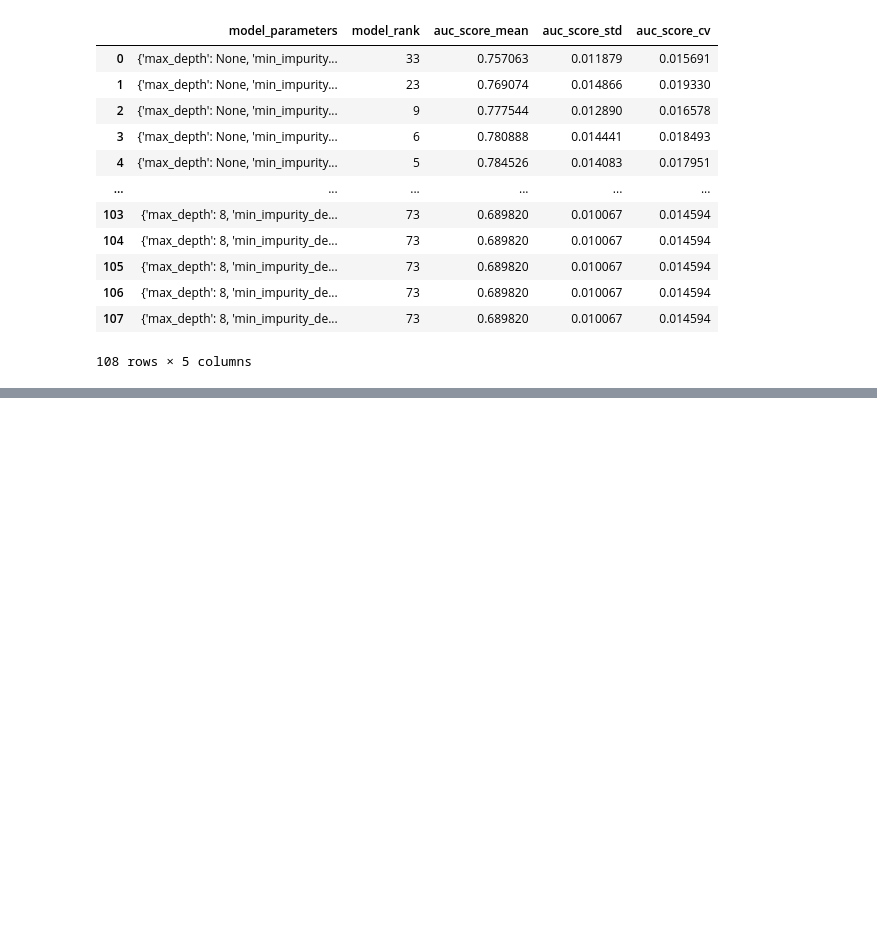
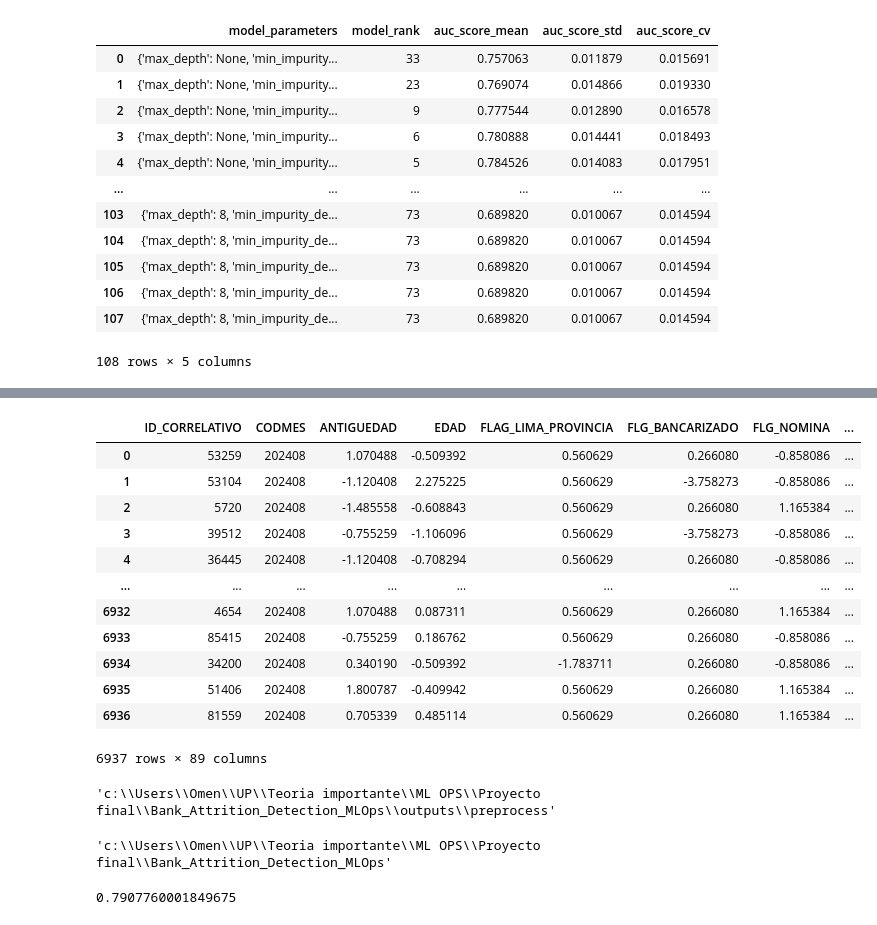
Before and after one commit to vecoLazarte/mlops_bank, a Jupyter notebook: notebooks/Codigo_preprocesamiento.ipynb, the cells around one changed output, grey strips where cells are left out. Drawn from its saved outputs; the diff is of its cells as text; code cells hidden in the pictures; blank space fills up the shorter version.

```diff
--- a/notebooks/Codigo_preprocesamiento.ipynb
+++ b/notebooks/Codigo_preprocesamiento.ipynb
@@ -408,0 +442,62 @@ pd.DataFrame({'variable': grid_search.feature_names_in_, 'importance': grid_sear
+# %%
+def construir_variables_requerimientos(df_reqs, id_col='ID_CORRELATIVO'):
+        total_reqs = df_reqs.groupby(id_col).size().rename('total_requerimientos')
+        if not isinstance(total_reqs, pd.DataFrame):
+            total_reqs = total_reqs.to_frame()
+        n_tipo_req = df_reqs.groupby(id_col)['TIPO_REQUERIMIENTO2'].nunique().rename('nro_tipos_requerimiento').to_frame()
+        n_dictamen = df_reqs.groupby(id_col)['DICTAMEN'].nunique().rename('nro_dictamenes').to_frame()
+        n_producto = df_reqs.groupby(id_col)['PRODUCTO_SERVICIO_2'].nunique().rename('nro_productos_servicios').to_frame()
+        n_submotivo = df_reqs.groupby(id_col)['SUBMOTIVO_2'].nunique().rename('nro_submotivos').to_frame()
+        tipo_ohe = pd.get_dummies(df_reqs['TIPO_REQUERIMIENTO2'], prefix='tipo')
+        tipo_ohe[id_col] = df_reqs[id_col]
+        tipo_ohe = tipo_ohe.groupby(id_col).sum()
+        dictamen_ohe = pd.get_dummies(df_reqs['DICTAMEN'], prefix='dictamen')
+        dictamen_ohe[id_col] = df_reqs[id_col]
+        dictamen_ohe = dictamen_ohe.groupby(id_col).sum()
+        df_agregado = pd.concat([total_reqs, n_tipo_req, n_dictamen, n_producto, n_submotivo, tipo_ohe, dictamen_ohe],axis=1)
+        return df_agregado
+# %%
+def aplicar_estandarizacion_test(df_test):
+    path_scaler='scaler_train.pkl'
+    with open(path_scaler, 'rb') as f:
+        scaler = pickle.load(f)
+    no_escalar = ['ID_CORRELATIVO', 'CODMES']
+    columnas_a_escalar = df_test.columns.difference(no_escalar)
+    df_predictoras = df_test[columnas_a_escalar]
+    df_escaladas = pd.DataFrame(scaler.transform(df_predictoras),columns=columnas_a_escalar,index=df_test.index)
+    df_test_estandarizado = pd.concat([df_test[no_escalar], df_escaladas], axis=1)
+    return df_test_estandarizado
+# %%
+def prepare_dataset(df_data_test,df_requerimientos_test):
+    x_cols_clientes = ['RANG_INGRESO','FLAG_LIMA_PROVINCIA','EDAD','ANTIGUEDAD']
+    x_cols_requerimientos = ['DICTAMEN']
+    df_data_imputed_clientes = prepare_impute_missing(df_data_test, x_cols_clientes)
+    df_data_imputed_requerimientos = prepare_impute_missing(df_requerimientos_test, x_cols_requerimientos)
+    df_data_feature_clientes = generar_variables_ingenieria(df_data_imputed_clientes)
+    df_data_feature_requerimientos = construir_variables_requerimientos(df_data_imputed_requerimientos)
+    df_data_encoder_clientes = apply_label_encoders_to_test(df_data_feature_clientes)
+    df_final = df_data_encoder_clientes.merge(df_data_feature_requerimientos, on='ID_CORRELATIVO', how='inner')
+    df_final = aplicar_estandarizacion_test(df_final)
+    return df_final
+# %%
+df_final = prepare_dataset(df_data_test,df_requerimientos_test)
+# %%
+df_final
+# %% [output]
+|  | ID_CORRELATIVO | CODMES | ANTIGUEDAD | EDAD | FLAG_LIMA_PROVINCIA | FLG_BANCARIZADO | FLG_NOMINA | ... |
+| 0 | 53259 | 202408 | 1.070488 | -0.509392 | 0.560629 | 0.266080 | -0.858086 | ... |
+| 1 | 53104 | 202408 | -1.120408 | 2.275225 | 0.560629 | -3.758273 | -0.858086 | ... |
+| 2 | 5720 | 202408 | -1.485558 | -0.608843 | 0.560629 | 0.266080 | 1.165384 | ... |
+| 3 | 39512 | 202408 | -0.755259 | -1.106096 | 0.560629 | -3.758273 | -0.858086 | ... |
+| 4 | 36445 | 202408 | -1.120408 | -0.708294 | 0.560629 | 0.266080 | -0.858086 | ... |
+| ... | ... | ... | ... | ... | ... | ... | ... | ... |
+| 6932 | 4654 | 202408 | 1.070488 | 0.087311 | 0.560629 | 0.266080 | 1.165384 | ... |
+| 6933 | 85415 | 202408 | -0.755259 | 0.186762 | 0.560629 | 0.266080 | -0.858086 | ... |
+| 6934 | 34200 | 202408 | 0.340190 | -0.509392 | -1.783711 | 0.266080 | -0.858086 | ... |
+| 6935 | 51406 | 202408 | 1.800787 | -0.409942 | 0.560629 | 0.266080 | 1.165384 | ... |
+| 6936 | 81559 | 202408 | 0.705339 | 0.485114 | 0.560629 | 0.266080 | 1.165384 | ... |
+6937 rows × 89 columns
+# %%
+os.getcwd()
+# %% [output]
+'c:\\Users\\Omen\\UP\\Teoria importante\\ML OPS\\Proyecto final\\Bank_Attrition_Detection_MLOps\\outputs\\preprocess'
@@ -408,0 +506,4 @@ pd.DataFrame({'variable': grid_search.feature_names_in_, 'importance': grid_sear
+# %%
+os.getcwd()
+# %% [output]
+'c:\\Users\\Omen\\UP\\Teoria importante\\ML OPS\\Proyecto final\\Bank_Attrition_Detection_MLOps'
@@ -408,0 +513,4 @@ pd.DataFrame({'variable': grid_search.feature_names_in_, 'importance': grid_sear
+# %%
+test_metrics_random_forest[test_metrics_random_forest['sample'] == 'test']['auc'].values[0]
+# %% [output]
+0.7907760001849675
```
Also changed, not shown: parts of 12 cells of this notebook, 1 other file.
